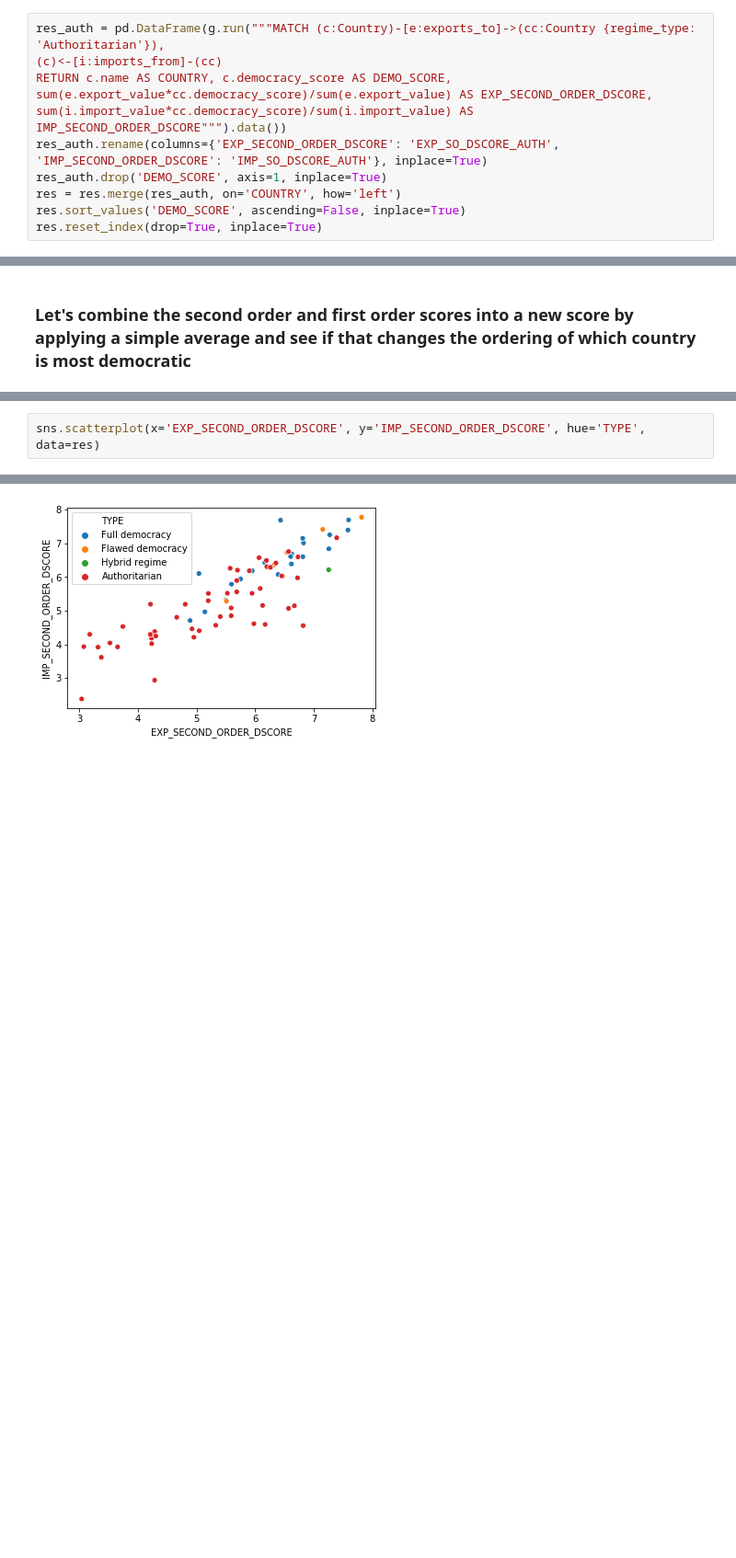
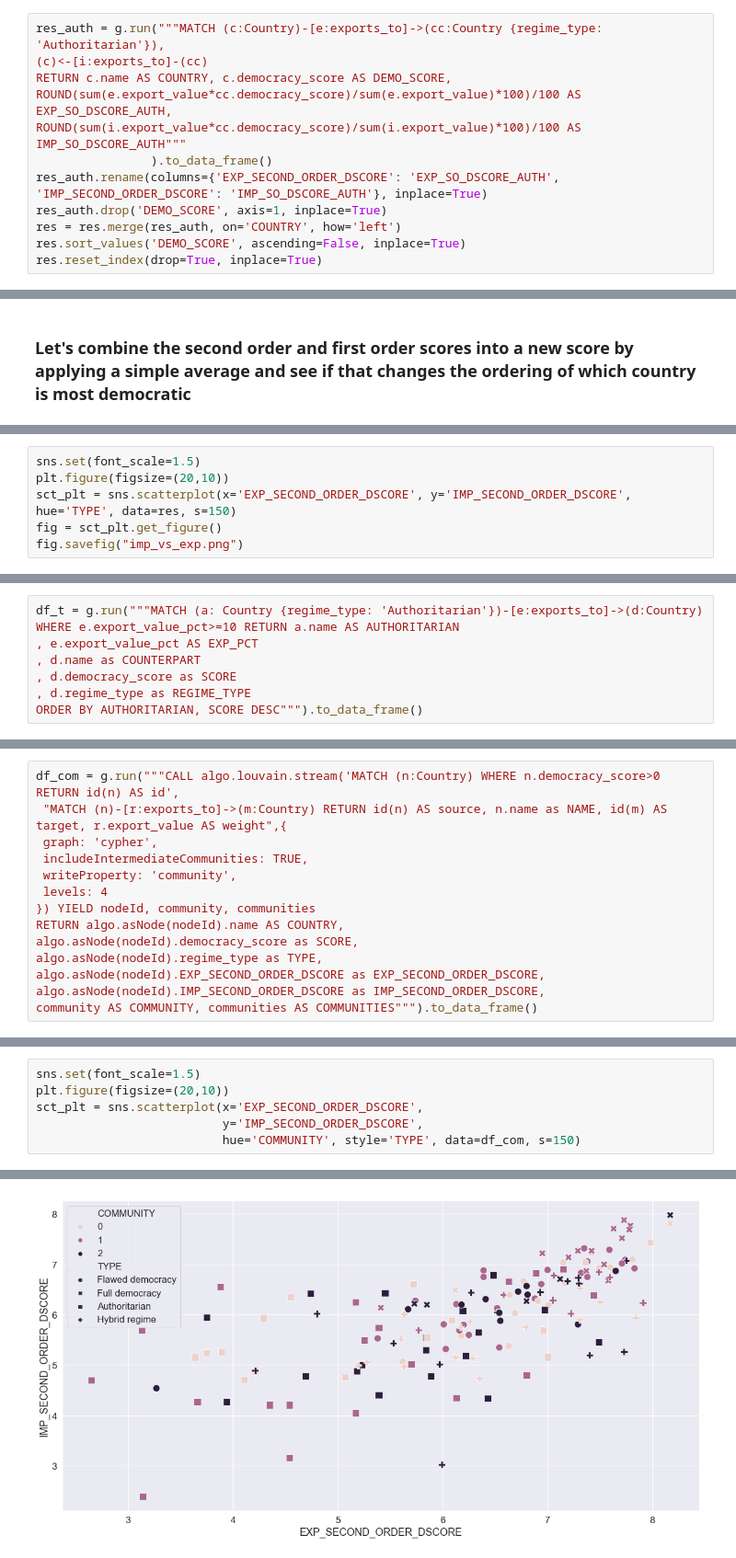
Before and after one commit to Kenneth-HM-Nielsen/Neo4j, a Jupyter notebook: Playing Around with Neo4j.ipynb, the cells around one changed output, grey strips where cells are left out. Shown at 92% size. Cells and saved outputs as stored; diff of their text form; blank space fills up the shorter version.

```diff
--- a/Playing Around with Neo4j.ipynb
+++ b/Playing Around with Neo4j.ipynb
@@ -455,11 +590,12 @@ res.tail()
 # %% [markdown]
 ### Next, we will try the same just for authoritarian counterparties. This implies that we have to change the code slightly to make the cc-node have the property value {regime_type: 'Authoritarian'}. We will also rename the second order score columns to reflect that this is for authoritarian regimes only, drop the democracy score and in the next cell merge the data with the dataframe above. "What is this good for?" you ask. Well, it should tell us something like, of the regimes a democracy trades with, just how bad are they
 # %%
-res_auth = pd.DataFrame(g.run("""MATCH (c:Country)-[e:exports_to]->(cc:Country {regime_type: 'Authoritarian'}),
-(c)<-[i:imports_from]-(cc)
+res_auth = g.run("""MATCH (c:Country)-[e:exports_to]->(cc:Country {regime_type: 'Authoritarian'}),
+(c)<-[i:exports_to]-(cc)
 RETURN c.name AS COUNTRY, c.democracy_score AS DEMO_SCORE,
-sum(e.export_value*cc.democracy_score)/sum(e.export_value) AS EXP_SECOND_ORDER_DSCORE,
-sum(i.import_value*cc.democracy_score)/sum(i.import_value) AS IMP_SECOND_ORDER_DSCORE""").data())
+ROUND(sum(e.export_value*cc.democracy_score)/sum(e.export_value)*100)/100 AS EXP_SO_DSCORE_AUTH,
+ROUND(sum(i.export_value*cc.democracy_score)/sum(i.export_value)*100)/100 AS IMP_SO_DSCORE_AUTH"""
+                ).to_data_frame()
 res_auth.rename(columns={'EXP_SECOND_ORDER_DSCORE': 'EXP_SO_DSCORE_AUTH', 'IMP_SECOND_ORDER_DSCORE': 'IMP_SO_DSCORE_AUTH'}, inplace=True)
 res_auth.drop('DEMO_SCORE', axis=1, inplace=True)
 res = res.merge(res_auth, on='COUNTRY', how='left')
@@ -555,0 +712,6 @@ res.sort_values('DS_AVG', ascending=False)
+# %%
+sns.set(font_scale=1.5)
+plt.figure(figsize=(20,10))
+sct_plt = sns.scatterplot(x='EXP_SECOND_ORDER_DSCORE', y='IMP_SECOND_ORDER_DSCORE', hue='TYPE', data=res, s=150)
+fig = sct_plt.get_figure()
+fig.savefig("imp_vs_exp.png")
@@ -555,0 +722,8 @@ res.sort_values('DS_AVG', ascending=False)
+# %%
+df_t = g.run("""MATCH (a: Country {regime_type: 'Authoritarian'})-[e:exports_to]->(d:Country)
+WHERE e.export_value_pct>=10 RETURN a.name AS AUTHORITARIAN
+, e.export_value_pct AS EXP_PCT
+, d.name as COUNTERPART
+, d.democracy_score as SCORE
+, d.regime_type as REGIME_TYPE
+ORDER BY AUTHORITARIAN, SCORE DESC""").to_data_frame()
@@ -555,0 +761,14 @@ res.sort_values('DS_AVG', ascending=False)
+# %%
+df_com = g.run("""CALL algo.louvain.stream('MATCH (n:Country) WHERE n.democracy_score>0 RETURN id(n) AS id',
+ "MATCH (n)-[r:exports_to]->(m:Country) RETURN id(n) AS source, n.name as NAME, id(m) AS target, r.export_value AS weight",{
+ graph: 'cypher',
+ includeIntermediateCommunities: TRUE,
+ writeProperty: 'community',
+ levels: 4
+}) YIELD nodeId, community, communities
+RETURN algo.asNode(nodeId).name AS COUNTRY,
+algo.asNode(nodeId).democracy_score as SCORE,
+algo.asNode(nodeId).regime_type as TYPE,
+algo.asNode(nodeId).EXP_SECOND_ORDER_DSCORE as EXP_SECOND_ORDER_DSCORE,
+algo.asNode(nodeId).IMP_SECOND_ORDER_DSCORE as IMP_SECOND_ORDER_DSCORE,
+community AS COMMUNITY, communities AS COMMUNITIES""").to_data_frame()
@@ -556,3 +801,7 @@ res.sort_values('DS_AVG', ascending=False)
 # %%
-sns.scatterplot(x='EXP_SECOND_ORDER_DSCORE', y='IMP_SECOND_ORDER_DSCORE', hue='TYPE', data=res)
+sns.set(font_scale=1.5)
+plt.figure(figsize=(20,10))
+sct_plt = sns.scatterplot(x='EXP_SECOND_ORDER_DSCORE',
+                          y='IMP_SECOND_ORDER_DSCORE',
+                          hue='COMMUNITY', style='TYPE', data=df_com, s=150)
 # %% [output]
@@ -560 +808 @@ sns.scatterplot(x='EXP_SECOND_ORDER_DSCORE', y='IMP_SECOND_ORDER_DSCORE', hue='T
-[figure, old version]
+[figure, new version]
```
Also changed, not shown: parts of 69 cells of this notebook.
